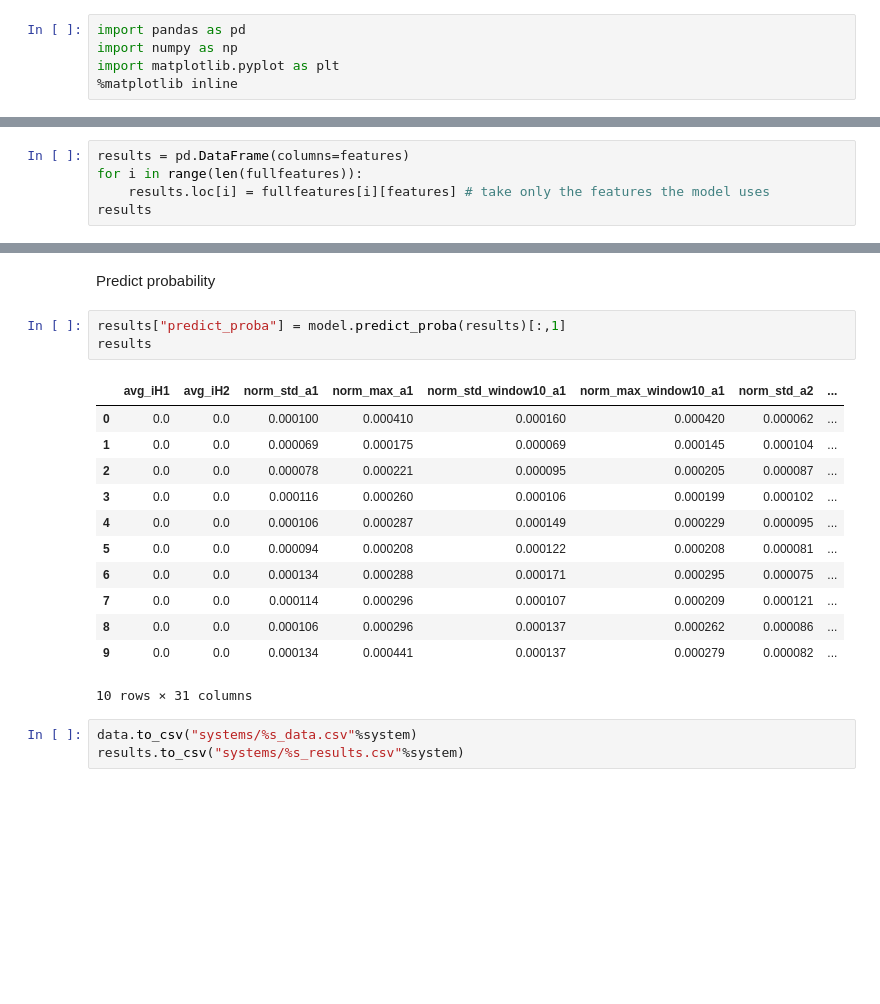
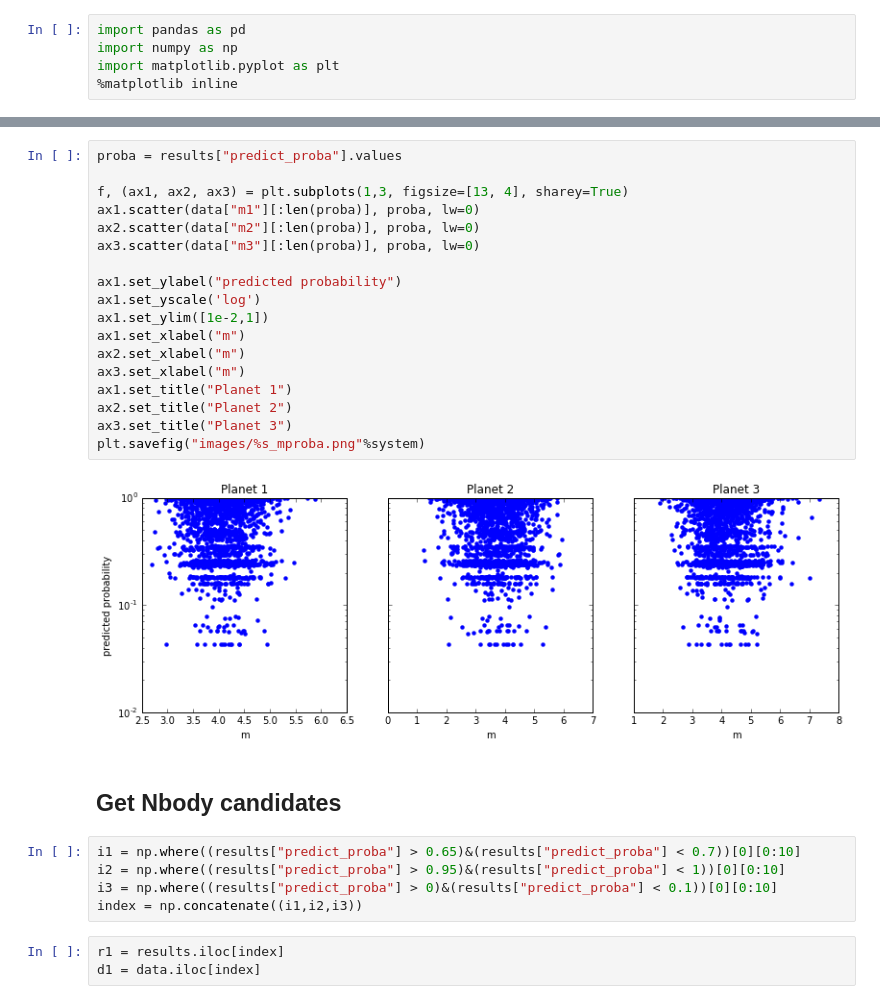
Before and after one commit to afcarl/stability_predict, a Jupyter notebook: analyzesystem.ipynb, the cells around one changed output, grey strips where cells are left out. Cells and saved outputs as stored; diff of their text form; blank space fills up the shorter version.

```diff
--- a/analyzesystem.ipynb
+++ b/analyzesystem.ipynb
@@ -65,5 +41,0 @@ There's probably a better way to do this, but it seems the XGBoost API wants a d
-# %%
-results = pd.DataFrame(columns=features)
-for i in range(len(fullfeatures)):
-    results.loc[i] = fullfeatures[i][features] # take only the features the model uses
-results
@@ -83,21 +42,30 @@ results
-# %% [markdown]
-Predict probability
-# %%
-results["predict_proba"] = model.predict_proba(results)[:,1]
-results
-# %% [output]
-|  | avg_iH1 | avg_iH2 | norm_std_a1 | norm_max_a1 | norm_std_window10_a1 | norm_max_window10_a1 | norm_std_a2 | ... |
-| 0 | 0.0 | 0.0 | 0.000100 | 0.000410 | 0.000160 | 0.000420 | 0.000062 | ... |
-| 1 | 0.0 | 0.0 | 0.000069 | 0.000175 | 0.000069 | 0.000145 | 0.000104 | ... |
-| 2 | 0.0 | 0.0 | 0.000078 | 0.000221 | 0.000095 | 0.000205 | 0.000087 | ... |
-| 3 | 0.0 | 0.0 | 0.000116 | 0.000260 | 0.000106 | 0.000199 | 0.000102 | ... |
-| 4 | 0.0 | 0.0 | 0.000106 | 0.000287 | 0.000149 | 0.000229 | 0.000095 | ... |
-| 5 | 0.0 | 0.0 | 0.000094 | 0.000208 | 0.000122 | 0.000208 | 0.000081 | ... |
-| 6 | 0.0 | 0.0 | 0.000134 | 0.000288 | 0.000171 | 0.000295 | 0.000075 | ... |
-| 7 | 0.0 | 0.0 | 0.000114 | 0.000296 | 0.000107 | 0.000209 | 0.000121 | ... |
-| 8 | 0.0 | 0.0 | 0.000106 | 0.000296 | 0.000137 | 0.000262 | 0.000086 | ... |
-| 9 | 0.0 | 0.0 | 0.000134 | 0.000441 | 0.000137 | 0.000279 | 0.000082 | ... |
-10 rows × 31 columns
-# %%
-data.to_csv("systems/%s_data.csv"%system)
-results.to_csv("systems/%s_results.csv"%system)
+# %%
+proba = results["predict_proba"].values
+
+f, (ax1, ax2, ax3) = plt.subplots(1,3, figsize=[13, 4], sharey=True)
+ax1.scatter(data["m1"][:len(proba)], proba, lw=0)
+ax2.scatter(data["m2"][:len(proba)], proba, lw=0)
+ax3.scatter(data["m3"][:len(proba)], proba, lw=0)
+
+ax1.set_ylabel("predicted probability")
+ax1.set_yscale('log')
+ax1.set_ylim([1e-2,1])
+ax1.set_xlabel("m")
+ax2.set_xlabel("m")
+ax3.set_xlabel("m")
+ax1.set_title("Planet 1")
+ax2.set_title("Planet 2")
+ax3.set_title("Planet 3")
+plt.savefig("images/%s_mproba.png"%system)
+# %% [output]
+[figure, added]
+# %% [markdown]
+## Get Nbody candidates
+# %%
+i1 = np.where((results["predict_proba"] > 0.65)&(results["predict_proba"] < 0.7))[0][0:10]
+i2 = np.where((results["predict_proba"] > 0.95)&(results["predict_proba"] < 1))[0][0:10]
+i3 = np.where((results["predict_proba"] > 0)&(results["predict_proba"] < 0.1))[0][0:10]
+index = np.concatenate((i1,i2,i3))
+# %%
+r1 = results.iloc[index]
+d1 = data.iloc[index]
```
Also changed, not shown: parts of 15 cells of this notebook, 1 other file.
